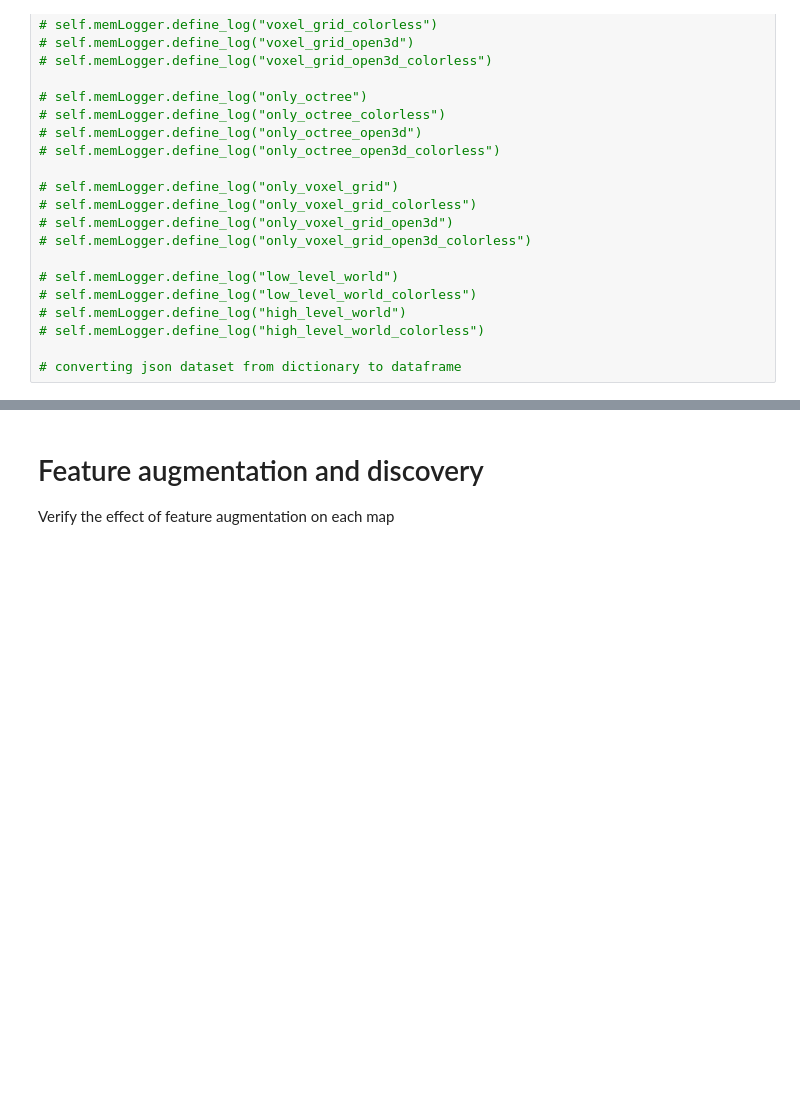
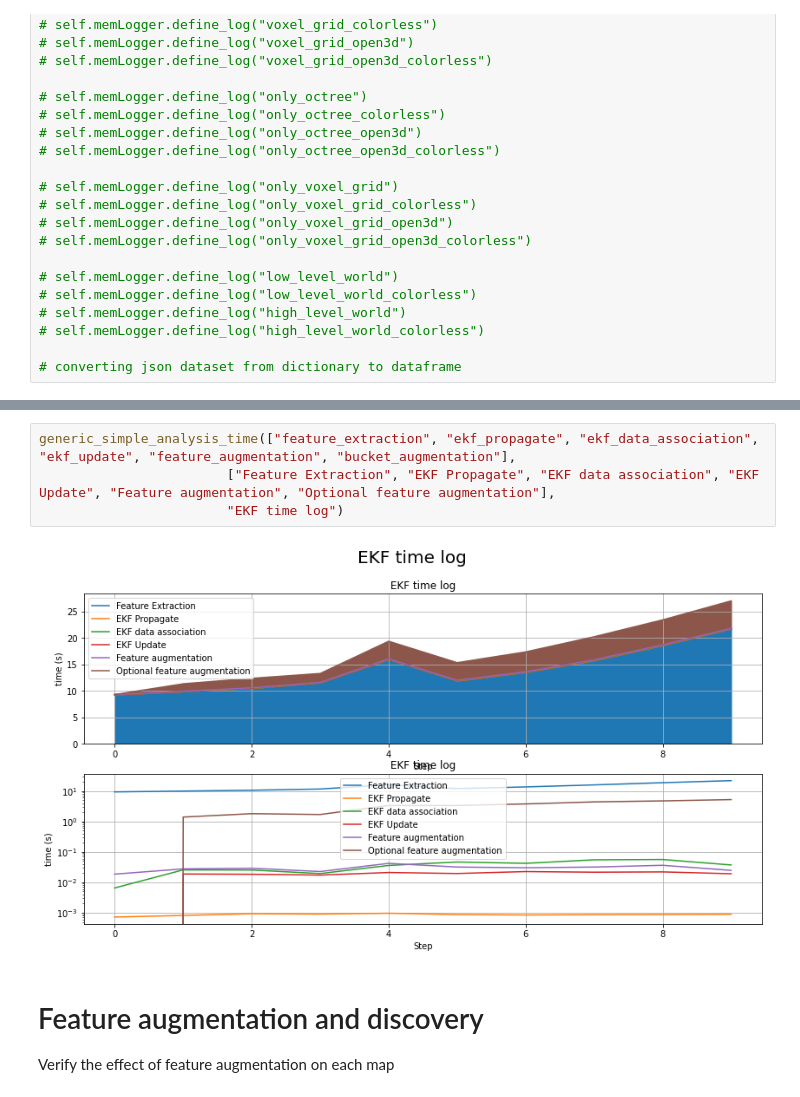
Before and after one commit to Intelligent-Machines-Lab/Omni_3D, a Jupyter notebook: point_cloud_proc/gazebo_implementation/data_analysis/Memory log.ipynb, the cells around one changed output, grey strips where cells are left out. Cells and saved outputs as stored; diff of their text form; blank space fills up the shorter version.

Commit message:
add time log

```diff
--- a/point_cloud_proc/gazebo_implementation/data_analysis/Memory log.ipynb
+++ b/point_cloud_proc/gazebo_implementation/data_analysis/Memory log.ipynb
@@ -275,3 +344,9 @@ def generic_2_analysis_simple(name1, name2, desc_name1, desc_name2, title):
+# %%
+generic_simple_analysis_time(["feature_extraction", "ekf_propagate", "ekf_data_association", "ekf_update", "feature_augmentation", "bucket_augmentation"],
+                        ["Feature Extraction", "EKF Propagate", "EKF data association", "EKF Update", "Feature augmentation", "Optional feature augmentation"],
+                        "EKF time log")
+# %% [output]
+[figure, added]
 # %% [markdown]
 # Feature augmentation and discovery
 
```
Also changed, not shown: parts of 2 cells of this notebook, 9 other files.
